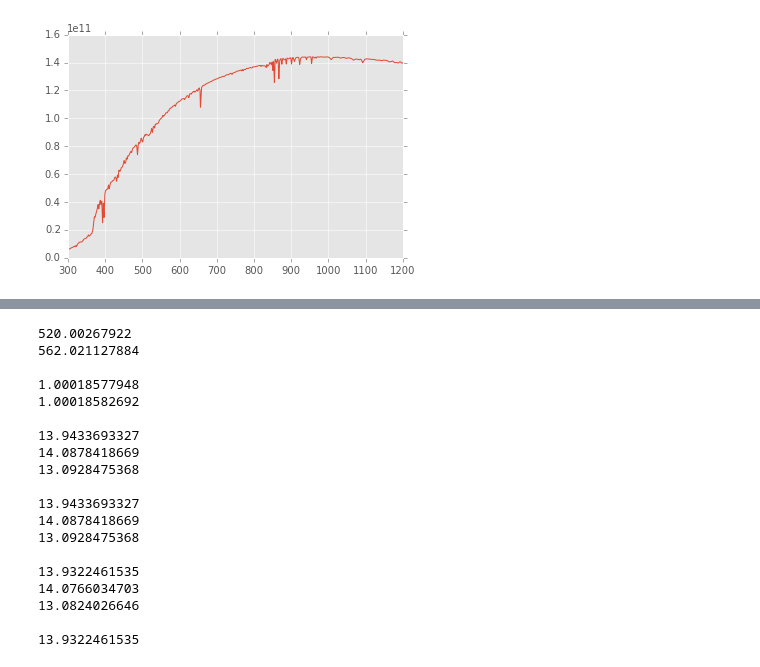
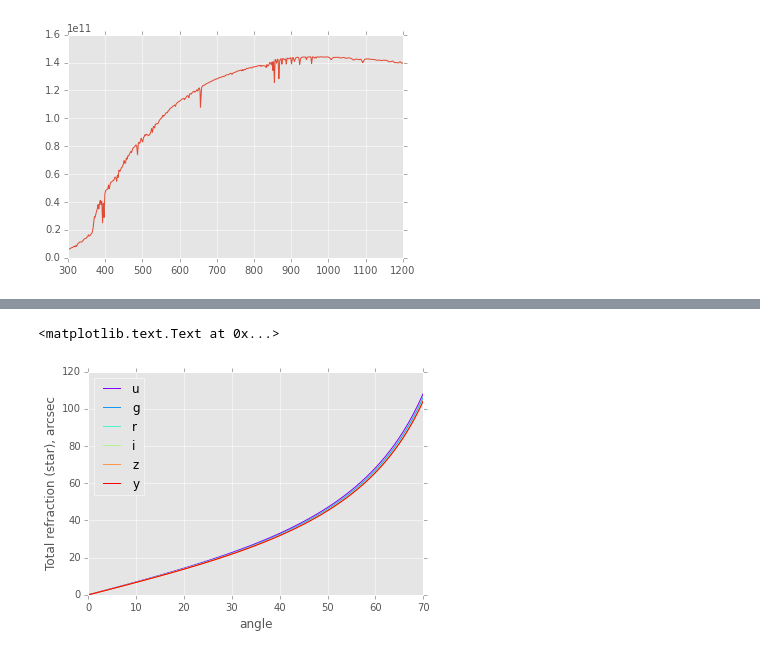
Before and after one commit to isullivan/LSST-DCR, a Jupyter notebook: code/notebooks/chroma_test5.ipynb, the cells around one changed output, grey strips where cells are left out. Saved outputs shown, nothing was run; the diff lists cells and outputs as text; code cells hidden in the pictures.

Commit message:
new notebook, compute DCR using lsst sims methods (following ACB code)

```diff
--- a/code/notebooks/chroma_test5.ipynb
+++ b/code/notebooks/chroma_test5.ipynb
@@ -199,40 +116,21 @@ ax.set_ylabel('Relative refraction (star), arcsec')
-# %%
-print 69.328/0.13332239
-print 749.3/10./0.13332239
-print
-print dcr.air_refractive_index(600.)
-print dcr.air_refractive_index2(600.)
-print
-print dcr.get_refraction(600., 20. * np.pi/180.0, pressure=69.328, temperature=293.15, H2O_pressure=1.067)  * 3600.0 * 180.0/np.pi
-print dcr.get_refraction(600., 20. * np.pi/180.0, pressure=69.328, temperature=293.15-3., H2O_pressure=1.067)  * 3600.0 * 180.0/np.pi
-print dcr.get_refraction(600., 20. * np.pi/180.0, pressure=69.328, temperature=293.15+19., H2O_pressure=1.067)  * 3600.0 * 180.0/np.pi
-print
-print compute_dcr(SED, filters=600., angles=20., temperature=293.15).ix[20][0]
-print compute_dcr(SED, filters=600., angles=20., temperature=293.15-3.).ix[20][0]
-print compute_dcr(SED, filters=600., angles=20., temperature=293.15+19.).ix[20][0]
-print
-print compute_dcr(SED, filters='r', angles=20., temperature=293.15).ix[20][0]
-print compute_dcr(SED, filters='r', angles=20., temperature=293.15-3.).ix[20][0]
-print compute_dcr(SED, filters='r', angles=20., temperature=293.15+19.).ix[20][0]
-print
-print compute_dcr(SED, filters='r', angles=20., temperature=293.15).ix[20][0]
-# %% [output]
-520.00267922
-562.021127884
-
-1.00018577948
-1.00018582692
-
-13.9433693327
-14.0878418669
-13.0928475368
-
-13.9433693327
-14.0878418669
-13.0928475368
-
-13.9322461535
-14.0766034703
-13.0824026646
-
-13.9322461535
+# %%
+bps = bpDict.loadTotalBandpassesFromFiles()
+
+angles = np.linspace(0,70,71)
+df = pd.DataFrame(pd.Series(angles)) #, index=pd.Series(angles))
+for bp in bps.keys():
+    fluxg = fnug * bps[bp].phi
+    dg1 = getOffset(waveleng, fluxg, zd1)
+
+    dg2 = np.array([getOffset(waveleng, fluxg, zd) for zd in angles])
+    #tmp_df = pd.DataFrame({'zd': angles, 'dg': dg2})
+    df = pd.concat([df, pd.Series(dg2)], axis=1, ignore_index=True)
+
+df.columns = np.insert(np.array(bps.keys(), dtype='S6'), 0, 'angle')
+df = df.set_index('angle')
+ax = df.plot(colormap=cm.rainbow)
+ax.set_ylabel('Total refraction (star), arcsec')
+#sizeme(df)
+# %% [output]
+<matplotlib.text.Text at 0x...>
+[figure, added]
```
Also changed, not shown: parts of 9 cells of this notebook.
